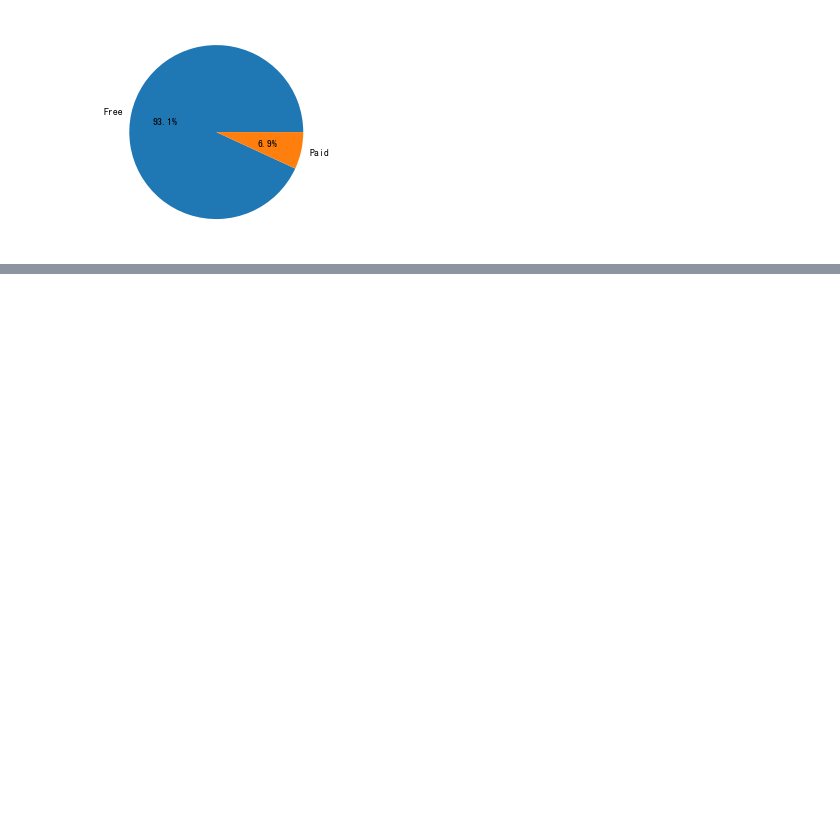
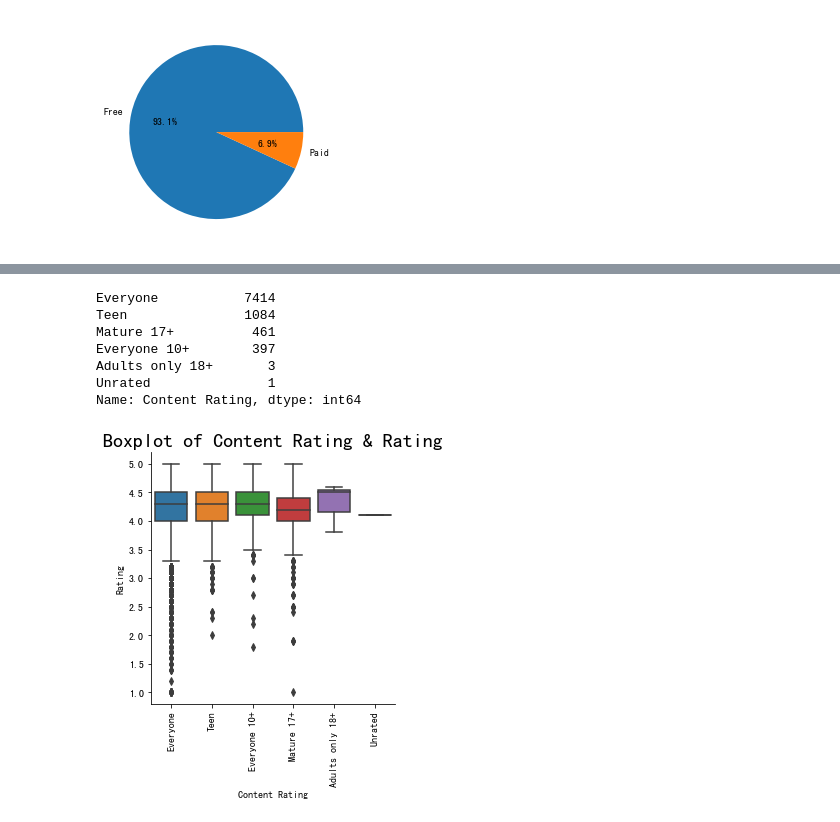
Before and after one commit to schien0525/data_project, a Jupyter notebook: Google Play Store Apps/GooglePlay.ipynb, the cells around one changed output, grey strips where cells are left out. Drawn from its saved outputs; the diff is of its cells as text; code cells hidden in the pictures; blank space fills up the shorter version.

```diff
--- a/Google Play Store Apps/GooglePlay.ipynb
+++ b/Google Play Store Apps/GooglePlay.ipynb
@@ -194,0 +224,15 @@ fig = plt.pie(y, labels = x, autopct="%.1f%%")
+# %%
+print(df['Content Rating'].value_counts())
+c = sns.catplot( x ='Content Rating', y = 'Rating', data = df, kind = "box", height=4)
+c.set_xticklabels(rotation=90)
+plt.title('Boxplot of Content Rating & Rating',size = 20)
+plt.show()
+# %% [output]
+Everyone           7414
+Teen               1084
+Mature 17+          461
+Everyone 10+        397
+Adults only 18+       3
+Unrated               1
+Name: Content Rating, dtype: int64
+[figure, added]
```
Also changed, not shown: parts of 16 cells of this notebook.
